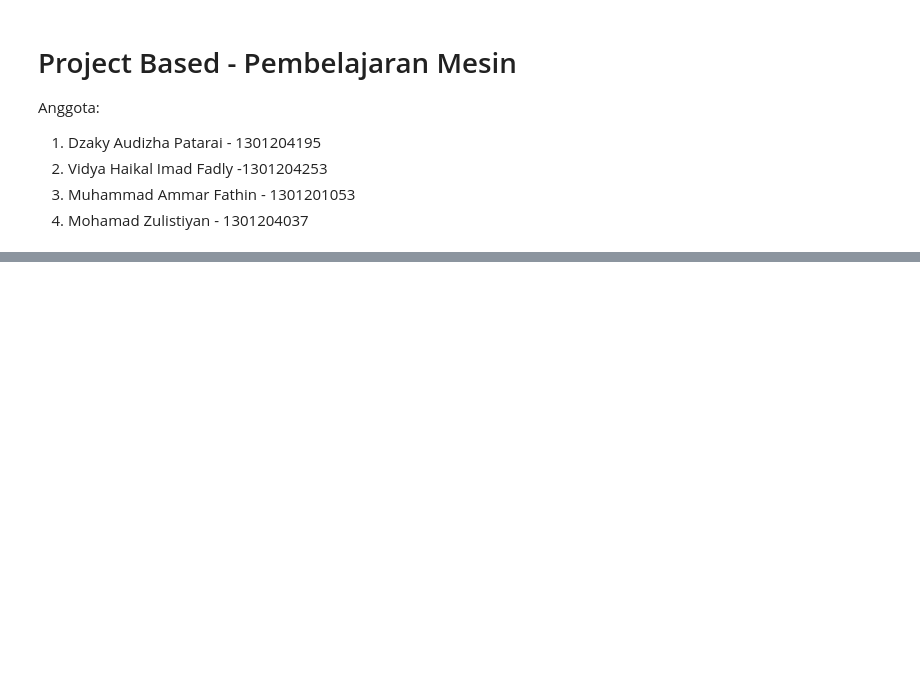
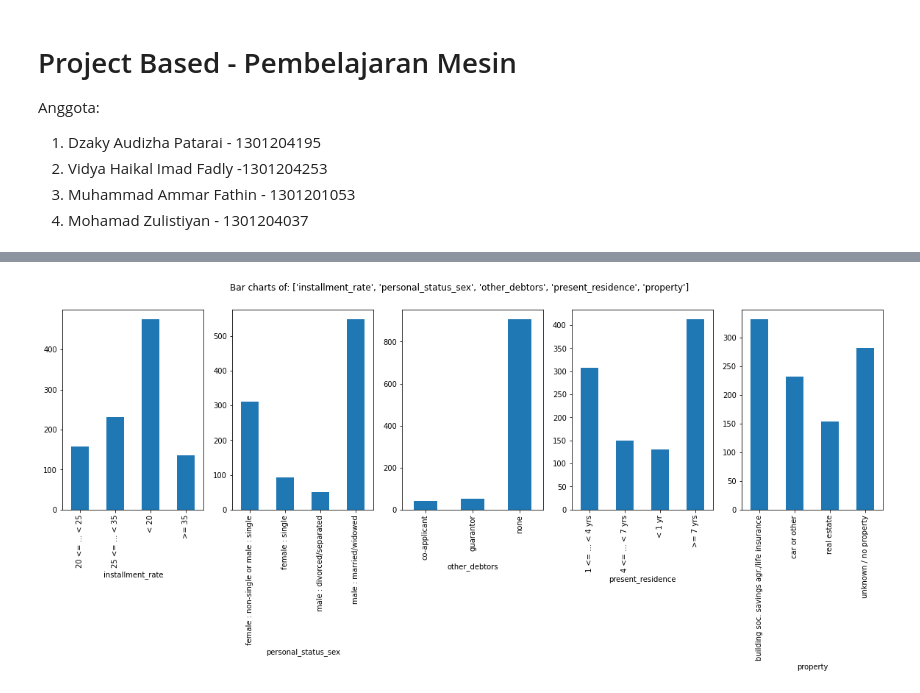
Before and after one commit to ammarff/project-based-german-credit, a Jupyter notebook: project_based.ipynb, the cells around one changed output, grey strips where cells are left out. Saved outputs shown, nothing was run; the diff lists cells and outputs as text; code cells hidden in the pictures; blank space fills up the shorter version.

```diff
--- a/project_based.ipynb
+++ b/project_based.ipynb
@@ -58,0 +198,7 @@ scatters(df, h="personal_status_sex")
+# %%
+#####################################################################
+# Calling the function for 5 columns
+PlotBarCharts(inpData=df,
+              colsToPlot=['installment_rate', 'personal_status_sex', 'other_debtors','present_residence', 'property'])
+# %% [output]
+[figure, added]
```
Also changed, not shown: parts of 64 cells of this notebook.
